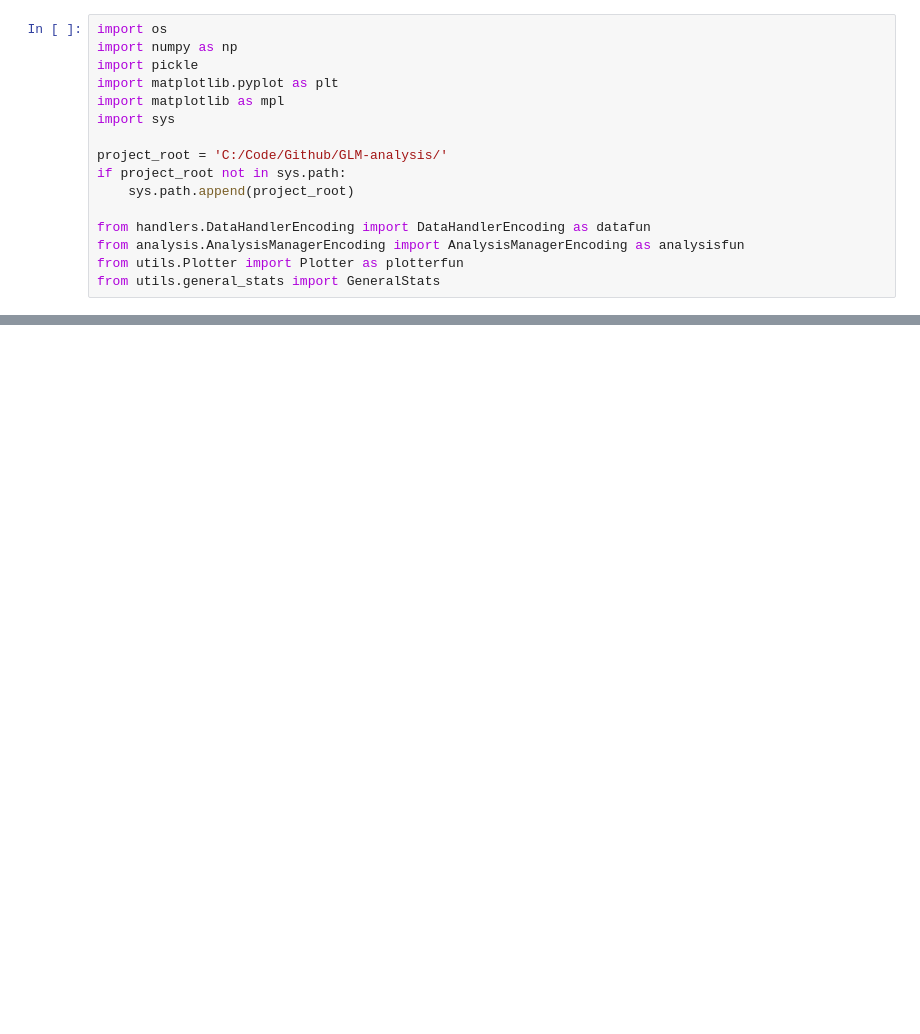
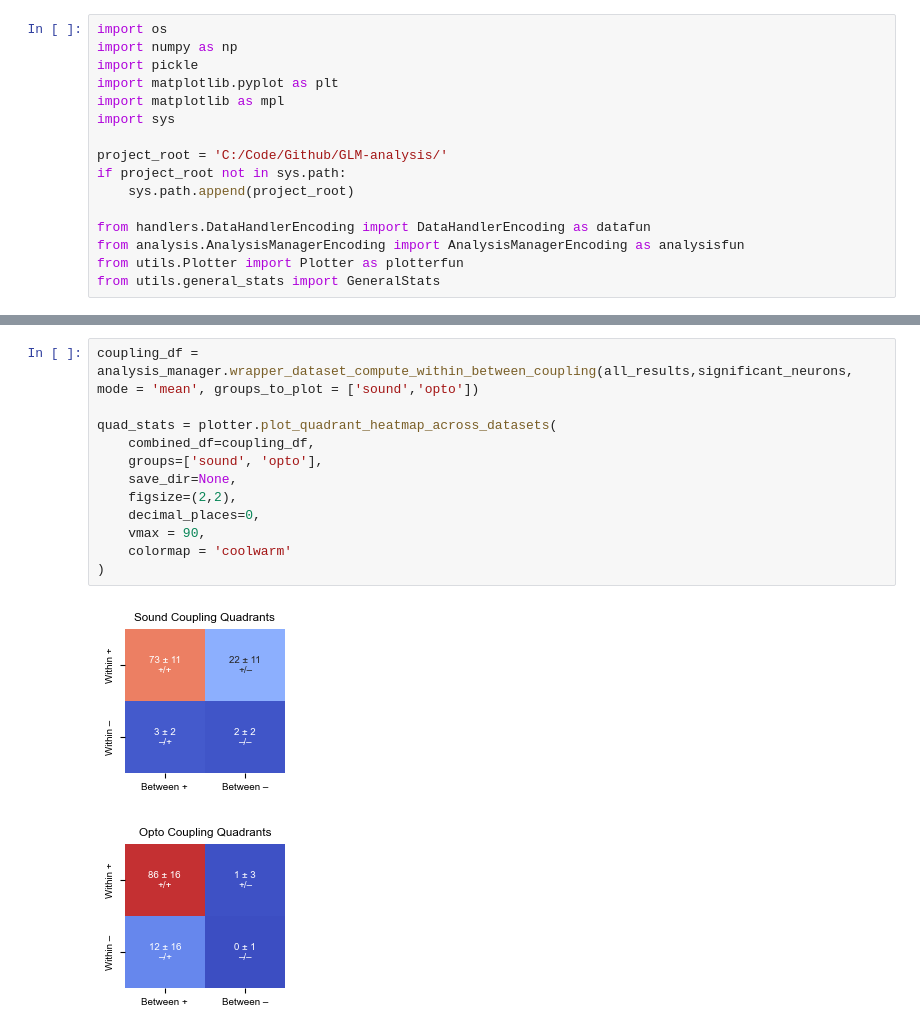
Before and after one commit to constanzabassi/GLM-analysis, a Jupyter notebook: notebooks/run_glm_encoding_analysis_all_neurons_coupling.ipynb, the cells around one changed output, grey strips where cells are left out. Cells and saved outputs as stored; diff of their text form; blank space fills up the shorter version.

```diff
--- a/notebooks/run_glm_encoding_analysis_all_neurons_coupling.ipynb
+++ b/notebooks/run_glm_encoding_analysis_all_neurons_coupling.ipynb
@@ -544,0 +130,15 @@ Permutation test p-value: 0.044, observed stat: 0.373
+# %%
+coupling_df = analysis_manager.wrapper_dataset_compute_within_between_coupling(all_results,significant_neurons, mode = 'mean', groups_to_plot = ['sound','opto'])
+
+quad_stats = plotter.plot_quadrant_heatmap_across_datasets(
+    combined_df=coupling_df,
+    groups=['sound', 'opto'],
+    save_dir=None,
+    figsize=(2,2),
+    decimal_places=0,
+    vmax = 90,
+    colormap = 'coolwarm'
+)
+# %% [output]
+[figure, added]
+[figure, added]
```
Also changed, not shown: parts of 5 cells of this notebook, 3 other files.
